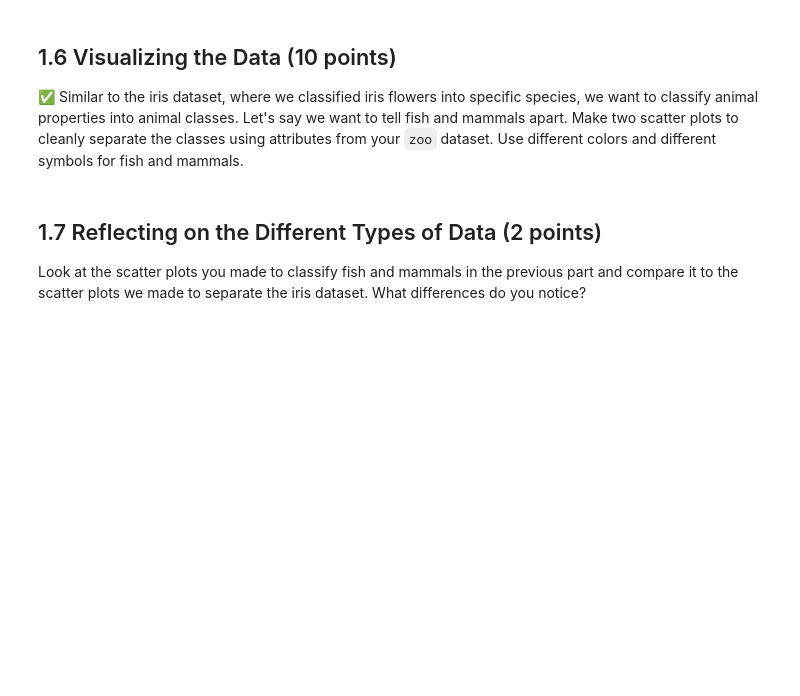
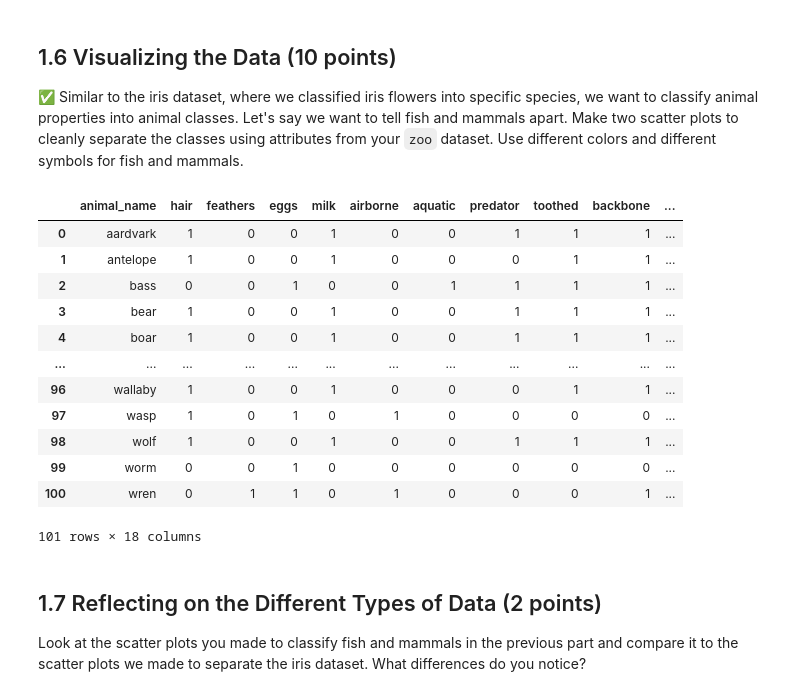
Before and after one commit to JaviContre/Javier-CMSE202, a Jupyter notebook: hw-02/HW-02_PandasAndObjects-STUDENT.ipynb, the cells around one changed output. Drawn from its saved outputs; the diff is of its cells as text; code cells hidden in the pictures; blank space fills up the shorter version.

```diff
--- a/hw-02/HW-02_PandasAndObjects-STUDENT.ipynb
+++ b/hw-02/HW-02_PandasAndObjects-STUDENT.ipynb
@@ -102,6 +128,23 @@ Look back in the PCA/ICA and see how we used `groupby` to find the number of Iri
 &#9989; Similar to the iris dataset, where we classified iris flowers into specific species, we want to classify animal properties into animal classes. Let's say we want to tell fish and mammals apart. Make two scatter plots to cleanly separate the classes using attributes from your `zoo` dataset. Use different colors and different symbols for fish and mammals.
 # %%
 #Write your code here
+import matplotlib.pyplot as plt
+%matplotlib inline
+zoo
+# %% [output]
+|  | animal_name | hair | feathers | eggs | milk | airborne | aquatic | predator | toothed | backbone | ... |
+| 0 | aardvark | 1 | 0 | 0 | 1 | 0 | 0 | 1 | 1 | 1 | ... |
+| 1 | antelope | 1 | 0 | 0 | 1 | 0 | 0 | 0 | 1 | 1 | ... |
+| 2 | bass | 0 | 0 | 1 | 0 | 0 | 1 | 1 | 1 | 1 | ... |
+| 3 | bear | 1 | 0 | 0 | 1 | 0 | 0 | 1 | 1 | 1 | ... |
+| 4 | boar | 1 | 0 | 0 | 1 | 0 | 0 | 1 | 1 | 1 | ... |
+| ... | ... | ... | ... | ... | ... | ... | ... | ... | ... | ... | ... |
+| 96 | wallaby | 1 | 0 | 0 | 1 | 0 | 0 | 0 | 1 | 1 | ... |
+| 97 | wasp | 1 | 0 | 1 | 0 | 1 | 0 | 0 | 0 | 0 | ... |
+| 98 | wolf | 1 | 0 | 0 | 1 | 0 | 0 | 1 | 1 | 1 | ... |
+| 99 | worm | 0 | 0 | 1 | 0 | 0 | 0 | 0 | 0 | 0 | ... |
+| 100 | wren | 0 | 1 | 1 | 0 | 1 | 0 | 0 | 0 | 1 | ... |
+101 rows × 18 columns
 # %% [markdown]
 ## 1.7 Reflecting on the Different Types of Data (2 points)
 
```
Also changed, not shown: parts of 3 cells of this notebook.
